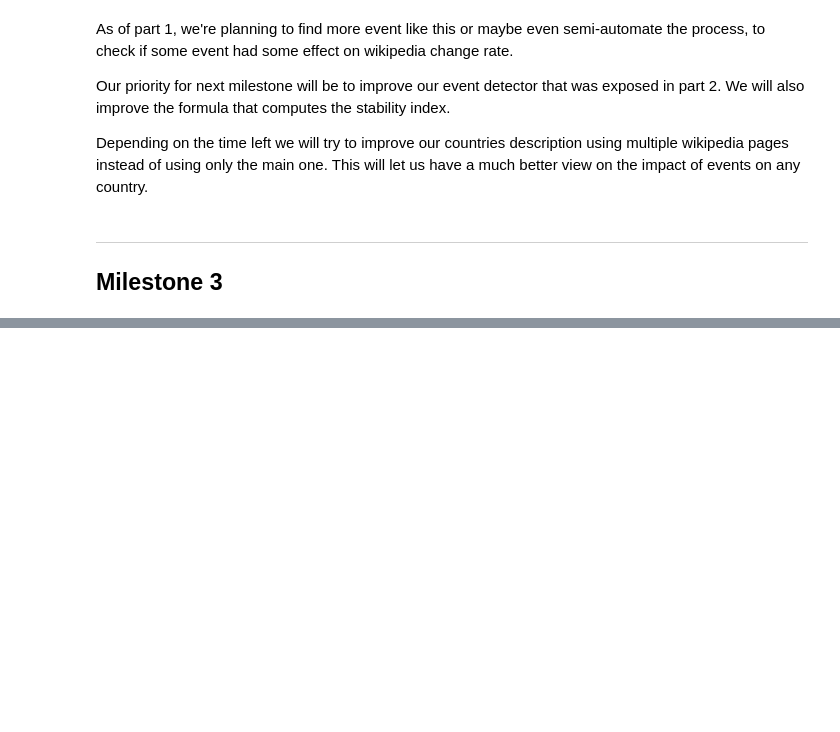
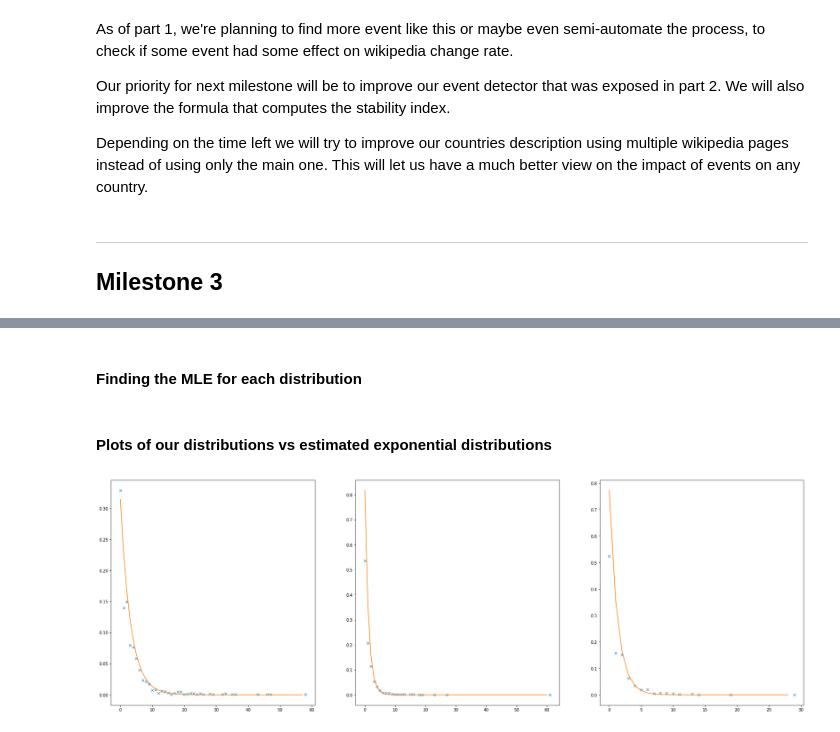
Before and after one commit to Amaumaury/ada-2017, a Jupyter notebook: project/Milestone2.ipynb, the cells around one changed output, grey strips where cells are left out. Saved outputs shown, nothing was run; the diff lists cells and outputs as text; code cells hidden in the pictures; blank space fills up the shorter version.

```diff
--- a/project/Milestone2.ipynb
+++ b/project/Milestone2.ipynb
@@ -538,0 +557,36 @@ ukraine_edits_dates = list(map(lambda revision: revision['timestamp'], response)
+# %% [markdown]
+#### Finding the MLE for each distribution
+# %%
+def exponential_mle(data):
+    return len(data) / sum(data)
+# %%
+ukraine_lambda_hat = exponential_mle(ukraine_timeframes)
+france_lambda_hat = exponential_mle(france_timeframes)
+swiss_lambda_hat = exponential_mle(swiss_timeframes)
+# %% [markdown]
+#### Plots of our distributions vs estimated exponential distributions
+# %%
+def exponential_density(x, lambda_):
+    return lambda_ * np.exp(- lambda_ * x)
+
+def normalize(data):
+    return np.array(data) / sum(data)
+# %%
+fig, (ax1, ax2, ax3) = plt.subplots(nrows=1, ncols=3, figsize=(30, 10))
+
+ax1.plot(ua_timeframes_value, normalize(ua_nb_of_timeframes_value), 'x')
+ax2.plot(fr_timeframes_value, normalize(fr_nb_of_timeframes_value), 'x')
+ax3.plot(ch_timeframes_value, normalize(ch_nb_of_timeframes_value), 'x')
+
+ukraine_exponential = [exponential_density(i, ukraine_lambda_hat) for i in range(int(max(ua_timeframes_value)))]
+france_exponential = [exponential_density(i, france_lambda_hat) for i in range(int(max(fr_timeframes_value)))]
+swiss_exponential = [exponential_density(i, swiss_lambda_hat) for i in range(int(max(ch_timeframes_value)))]
+
+
+ax1.plot(ukraine_exponential)
+ax2.plot(france_exponential)
+ax3.plot(swiss_exponential)
+
+plt.show()
+# %% [output]
+[figure, added]
```
Also changed, not shown: parts of 59 cells of this notebook, 1 other file.
